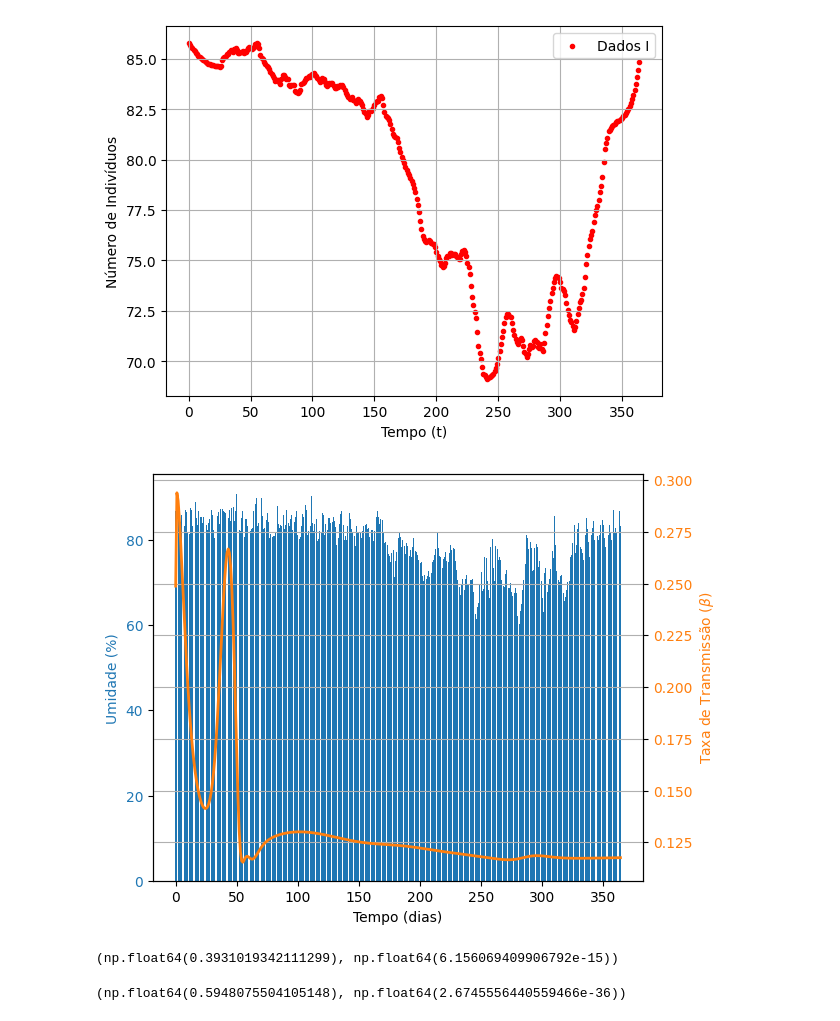
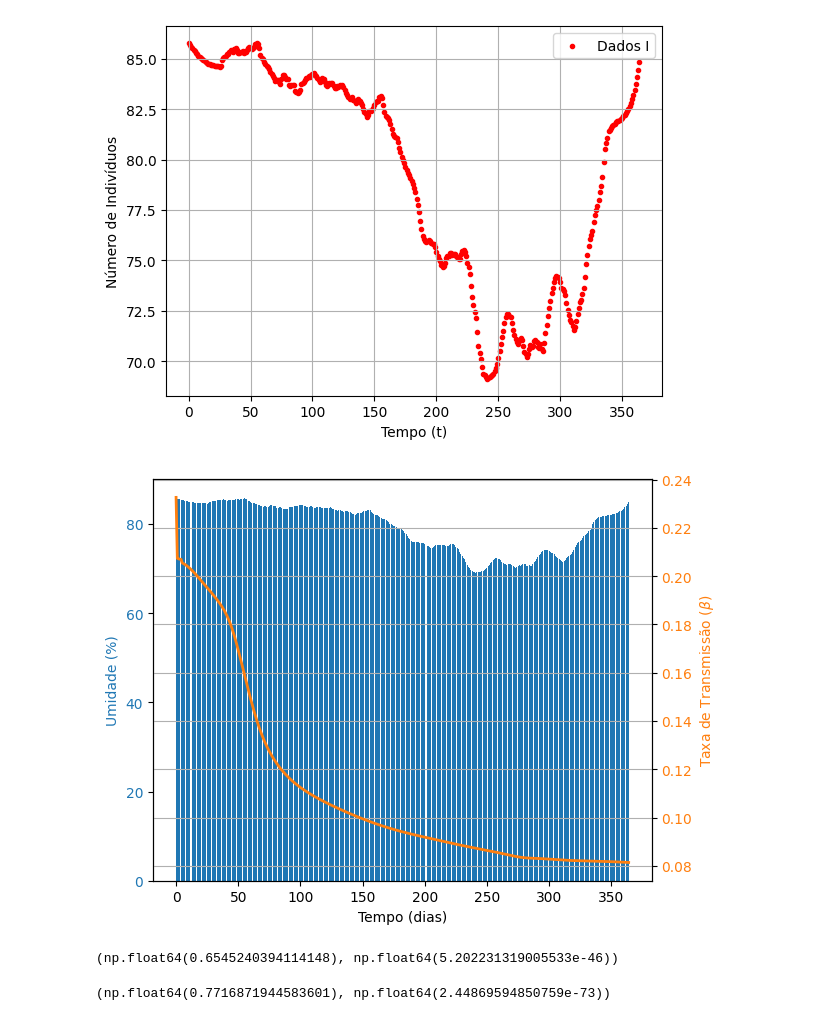
Before and after one commit to ginbar/inverse-cm, a Jupyter notebook: notebooks/real_data/InfluenzaAM2023.ipynb, the cells around one changed output. Cells and saved outputs as stored; diff of their text form; code cells hidden in the pictures.

```diff
--- a/notebooks/real_data/InfluenzaAM2023.ipynb
+++ b/notebooks/real_data/InfluenzaAM2023.ipynb
@@ -29,6 +29,6 @@ W0000 00:00:1774999467.115345  239393 gpu_device.cc:2342] Cannot dlopen some GPU
 Skipping registering GPU devices...
 # %%
-df = pd.read_csv("../../data/sir-am-7d.csv")
+df = pd.read_csv("../../data/sir-am-14d.csv")
 df[:5]
 # %% [output]
 |  | I |
@@ -55,13 +55,16 @@ gamma = 1/7
 # %%
 model = WorkflowModel(t_0, t_f, I_data, data_t, N, gamma,
     activation="tanh",
-    n_hidden_layers=4,
-    hidden_layer_size=20,
-    w_physics=10,
+    n_hidden_layers=3,
+    hidden_layer_size=40,
+    data_cp_relation=1,
+    w_physics=100,
+    w_data=10,
     w_beta_smoothness=1,
     scaling="min/max",
     feature_range=(0, 1),
     beta_estimation_method="linregress",
+    # beta_estimation_method=None,
     beta_estimation_window=7,
     adaptative_wdata=False,
     early_stopping=False)
@@ -141,26 +152,26 @@ plotting.plot_prevalence_data(data_t, smoothed_humidity_values)
 # %%
 #u_hat = interp1d(norm_t, u_smooth, kind="cubic", fill_value="extrapolate")
 # %%
-correlation_t = np.linspace(t_0, t_f, len(humidity_values))
+correlation_t = np.linspace(t_0, t_f, len(smoothed_humidity_values))
 pred_beta_correlation = model.predict(correlation_t)[:,2]
 
 plotting.plot_correlation(
     pred_beta_correlation,
-    humidity_values,
+    smoothed_humidity_values,
     correlation_t,
     "Umidade (%)",
     xlabel="Tempo (dias)",
     figname="beta-humidity-correlation"
 )
 # %% [output]
-[figure, old version]
+[figure, new version]
 # %%
-pearson_test = pearsonr(pred_beta_correlation, humidity_values)
+pearson_test = pearsonr(pred_beta_correlation, smoothed_humidity_values)
 pearson_test.statistic, pearson_test.pvalue
 # %% [output]
-(np.float64(0.3931019342111299), np.float64(6.156069409906792e-15))
+(np.float64(0.6545240394114148), np.float64(5.202231319005533e-46))
 # %%
-spearman_test = spearmanr(pred_beta_correlation, humidity_values)
+spearman_test = spearmanr(pred_beta_correlation, smoothed_humidity_values)
 spearman_test.statistic, spearman_test.pvalue
 # %% [output]
-(np.float64(0.5948075504105148), np.float64(2.6745556440559466e-36))
+(np.float64(0.7716871944583601), np.float64(2.44869594850759e-73))
```
Also changed, not shown: parts of 14 cells of this notebook, 8 other files.
